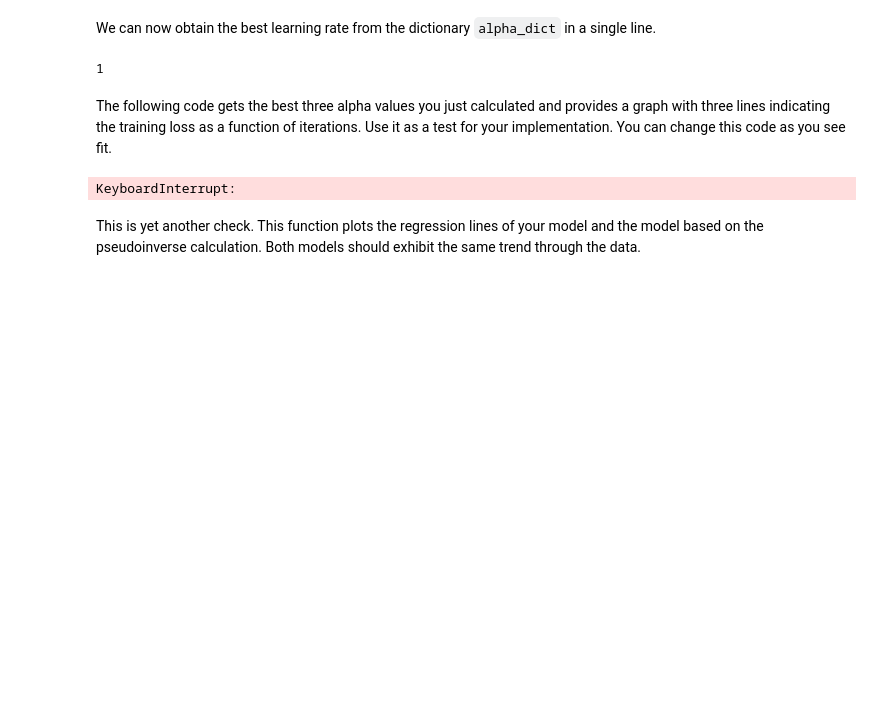
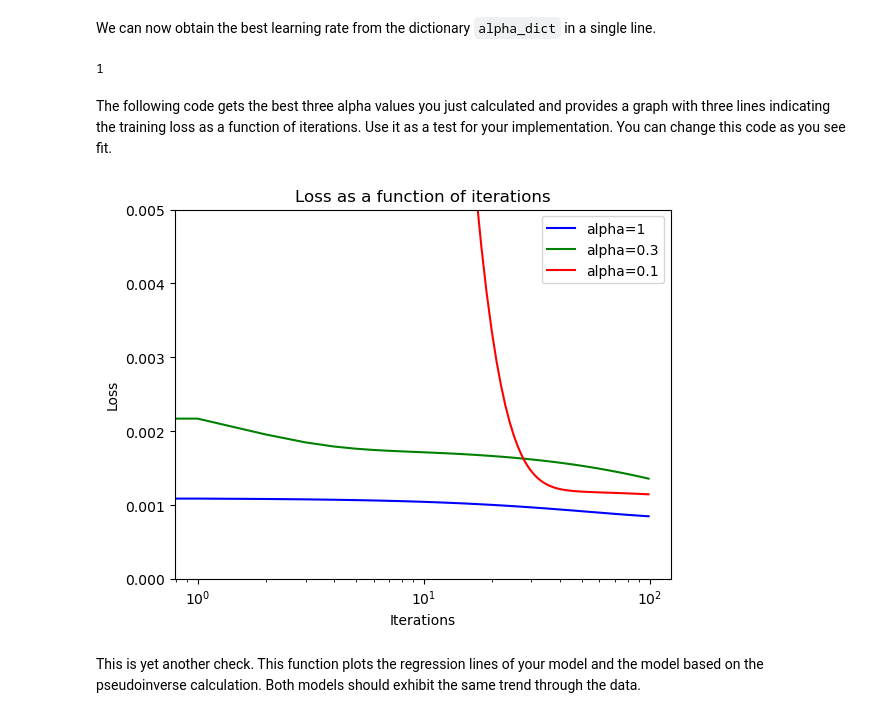
Before and after one commit to yonatan-dvir/machine-learning-course, a Jupyter notebook: hw1/hw1.ipynb, the cells around one changed output. Cells and saved outputs as stored; diff of their text form; code cells hidden in the pictures; blank space fills up the shorter version.

```diff
--- a/hw1/hw1.ipynb
+++ b/hw1/hw1.ipynb
@@ -270,5 +274,5 @@ from hw1 import efficient_gradient_descent, find_best_alpha
 # %%
-alpha_dict = find_best_alpha(X_train, y_train, X_val, y_val, 4000)
+alpha_dict = find_best_alpha(X_train, y_train, X_val, y_val, 40)
 # %% [markdown]
 We can now obtain the best learning rate from the dictionary `alpha_dict` in a single line.
 # %%
@@ -281,25 +285,25 @@ The following code gets the best three alpha values you just calculated and prov
 # %%
 top_3_alphas = sorted([(value, key) for key, value in alpha_dict.items()], reverse=False)[:3]
 top_3_alphas = [x[1] for x in top_3_alphas]
 
 histories = []
 for alpha in top_3_alphas:
     params = np.random.random(size=2)
-    _, J_history = gradient_descent(X_train ,y_train, params, alpha, num_iters=10000)
+    _, J_history = gradient_descent(X_train ,y_train, params, alpha, num_iters=100)
     histories.append(J_history)
 
 for i, (alpha, color) in enumerate(zip(top_3_alphas, ['b','g','r'])):
-    plt.plot(np.arange(10000), histories[i], color, label='alpha='+str(alpha))
+    plt.plot(np.arange(100), histories[i], color, label='alpha='+str(alpha))
 
 plt.xscale('log')
 plt.ylim(0, 0.005)
 plt.xlabel('Iterations')
 plt.ylabel('Loss')
 plt.title('Loss as a function of iterations')
 plt.legend()
 plt.show()
 # %% [output]
-KeyboardInterrupt:
+[figure, added]
 # %% [markdown]
 This is yet another check. This function plots the regression lines of your model and the model based on the pseudoinverse calculation. Both models should exhibit the same trend through the data.
 # %%
```
Also changed, not shown: parts of 10 cells of this notebook, 1 other file.
